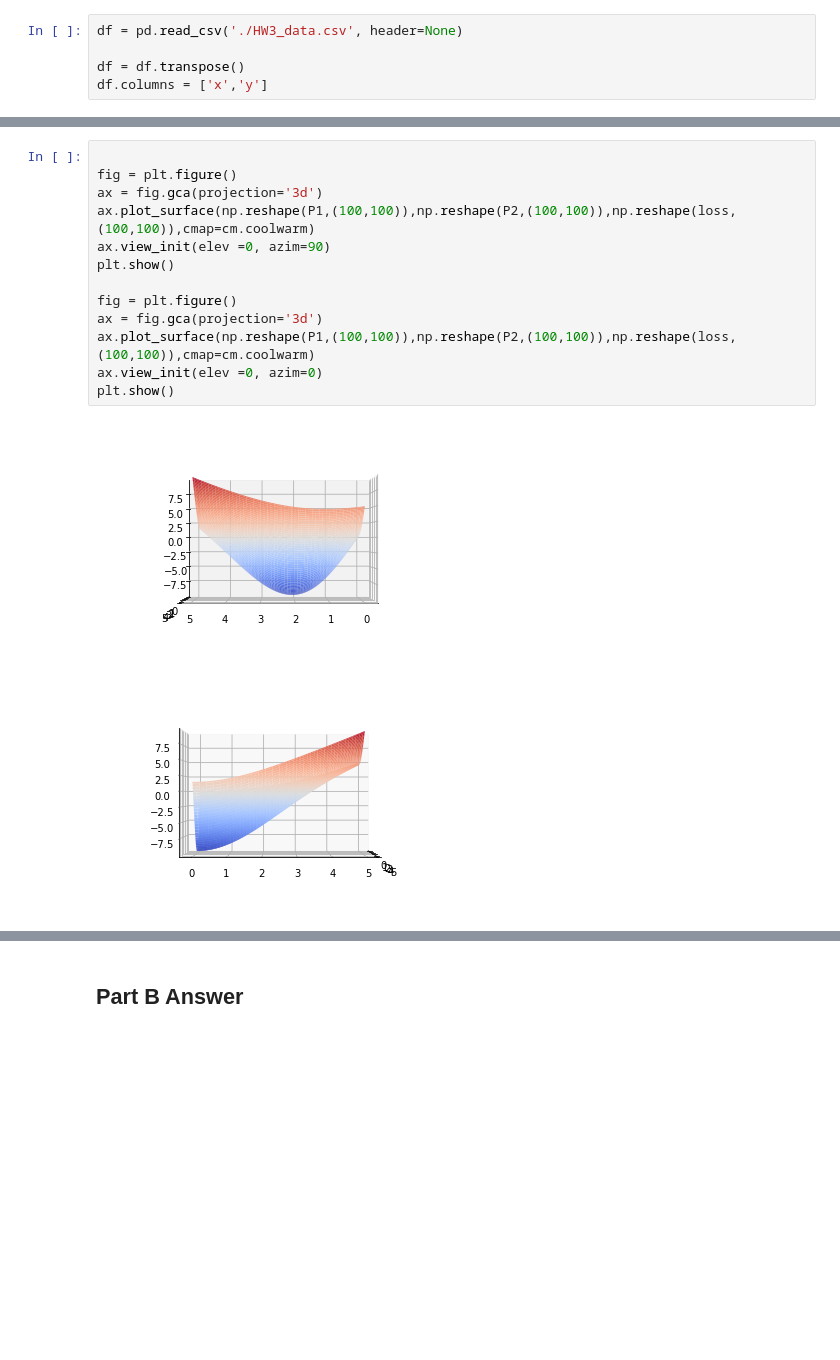
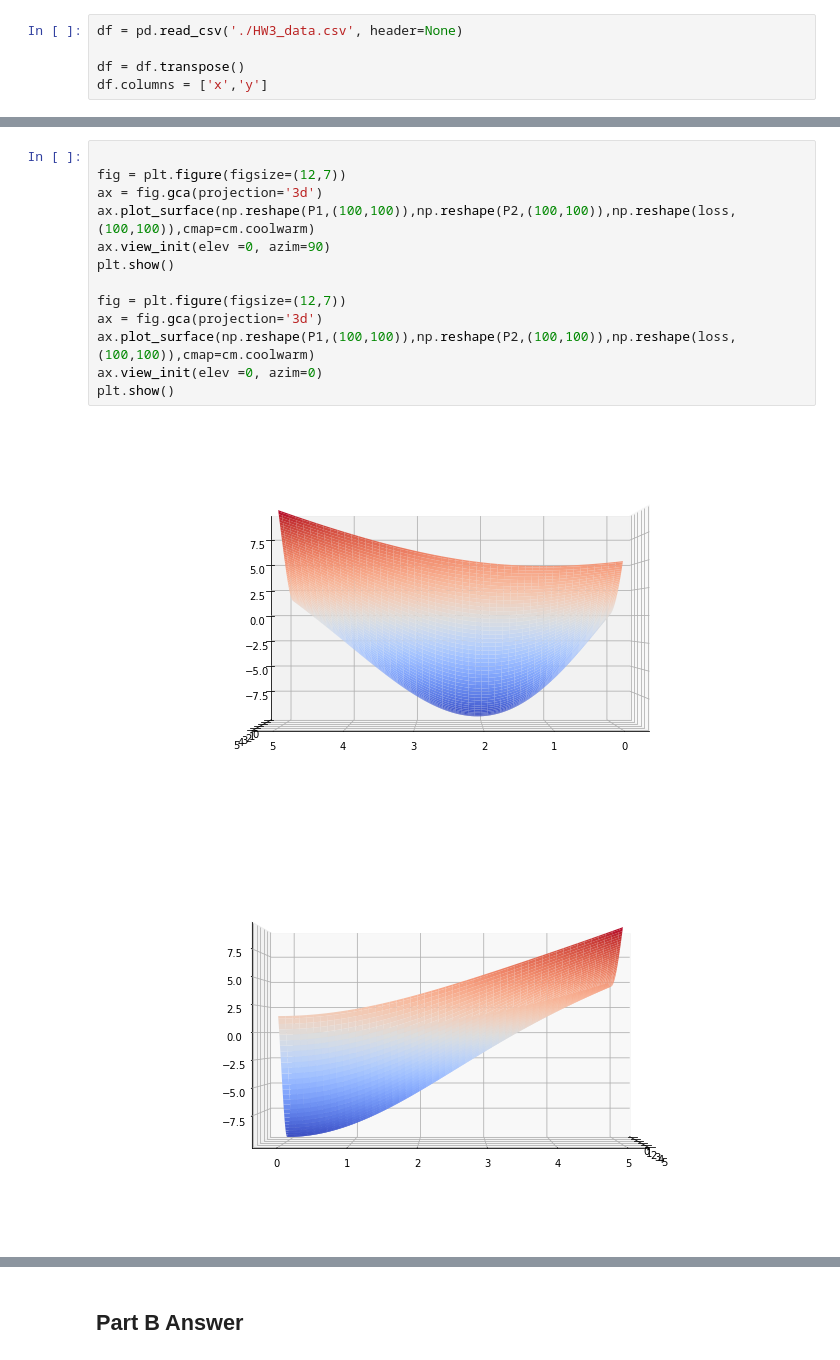
Before and after one commit to namwkim/2017, a Jupyter notebook: homework/AM207_HW3.ipynb, the cells around one changed output, grey strips where cells are left out. Cells and saved outputs as stored; diff of their text form; blank space fills up the shorter version.

```diff
--- a/homework/AM207_HW3.ipynb
+++ b/homework/AM207_HW3.ipynb
@@ -66,16 +64,16 @@ AttributeError: Unknown property proj1ection
 # %%
 
-fig = plt.figure()
+fig = plt.figure(figsize=(12,7))
 ax = fig.gca(projection='3d')
 ax.plot_surface(np.reshape(P1,(100,100)),np.reshape(P2,(100,100)),np.reshape(loss,(100,100)),cmap=cm.coolwarm)
 ax.view_init(elev =0, azim=90)
 plt.show()
 
-fig = plt.figure()
+fig = plt.figure(figsize=(12,7))
 ax = fig.gca(projection='3d')
 ax.plot_surface(np.reshape(P1,(100,100)),np.reshape(P2,(100,100)),np.reshape(loss,(100,100)),cmap=cm.coolwarm)
 ax.view_init(elev =0, azim=0)
 plt.show()
 # %% [output]
-[figure, old version]
+[figure, new version]
-[figure, old version]
+[figure, new version]
```
Also changed, not shown: parts of 2 cells of this notebook.
